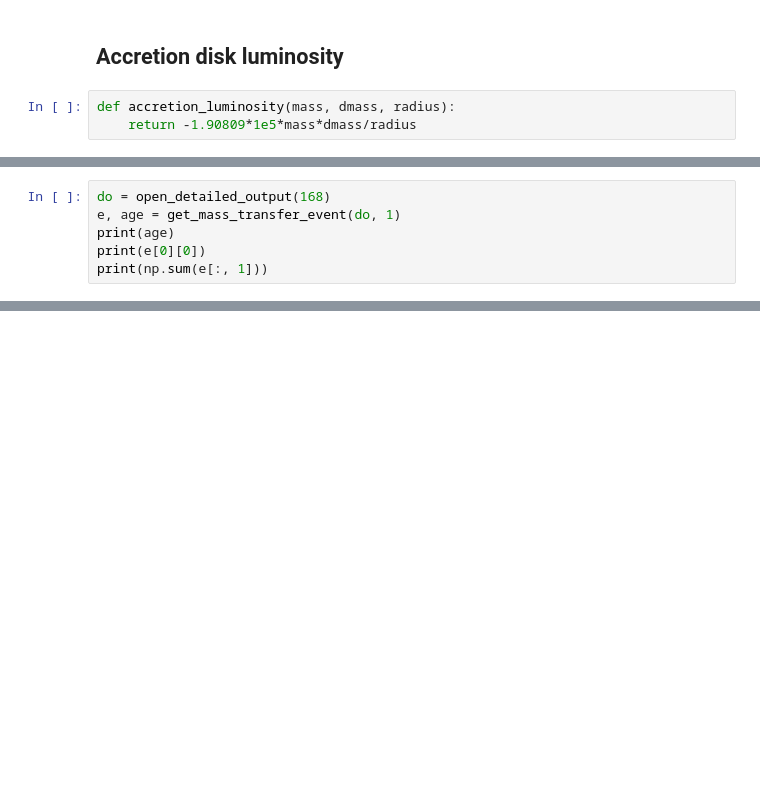
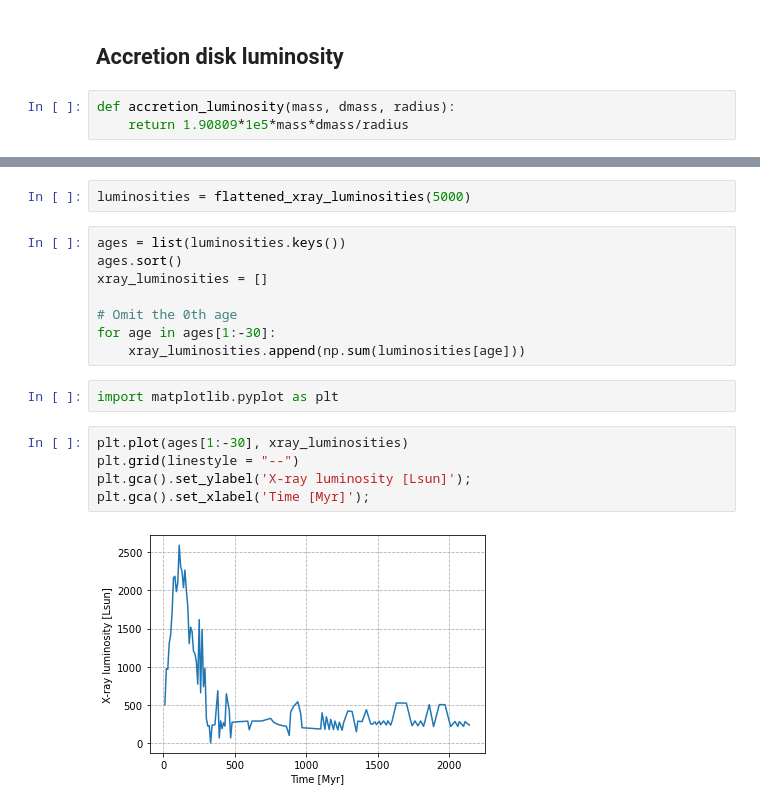
Before and after one commit to maja-jablonska/XRayLuminosity, a Jupyter notebook: X-ray lumnosity.ipynb, the cells around one changed output, grey strips where cells are left out. Drawn from its saved outputs; the diff is of its cells as text; blank space fills up the shorter version.

Commit message:
Rewrite x-ray luminosity

```diff
--- a/X-ray lumnosity.ipynb
+++ b/X-ray lumnosity.ipynb
@@ -34,4 +16,4 @@ o['BSE_System_Parameters'].keys()
 ## Accretion disk luminosity
 # %%
 def accretion_luminosity(mass, dmass, radius):
-    return -1.90809*1e5*mass*dmass/radius
+    return 1.90809*1e5*mass*dmass/radius
@@ -58,6 +67,0 @@ def get_mass_transfer_event(object_data: np.array, acceptor_ind: int = 1) -> Tup
-# %%
-do = open_detailed_output(168)
-e, age = get_mass_transfer_event(do, 1)
-print(age)
-print(e[0][0])
-print(np.sum(e[:, 1]))
@@ -136,0 +119,19 @@ cumulative_luminosity.append(ns_sorted[-1, 1])
+# %%
+luminosities = flattened_xray_luminosities(5000)
+# %%
+ages = list(luminosities.keys())
+ages.sort()
+xray_luminosities = []
+
+# Omit the 0th age
+for age in ages[1:-30]:
+    xray_luminosities.append(np.sum(luminosities[age]))
+# %%
+import matplotlib.pyplot as plt
+# %%
+plt.plot(ages[1:-30], xray_luminosities)
+plt.grid(linestyle = "--")
+plt.gca().set_ylabel('X-ray luminosity [Lsun]');
+plt.gca().set_xlabel('Time [Myr]');
+# %% [output]
+[figure, added]
```
Also changed, not shown: parts of 19 cells of this notebook, 4 other files.
